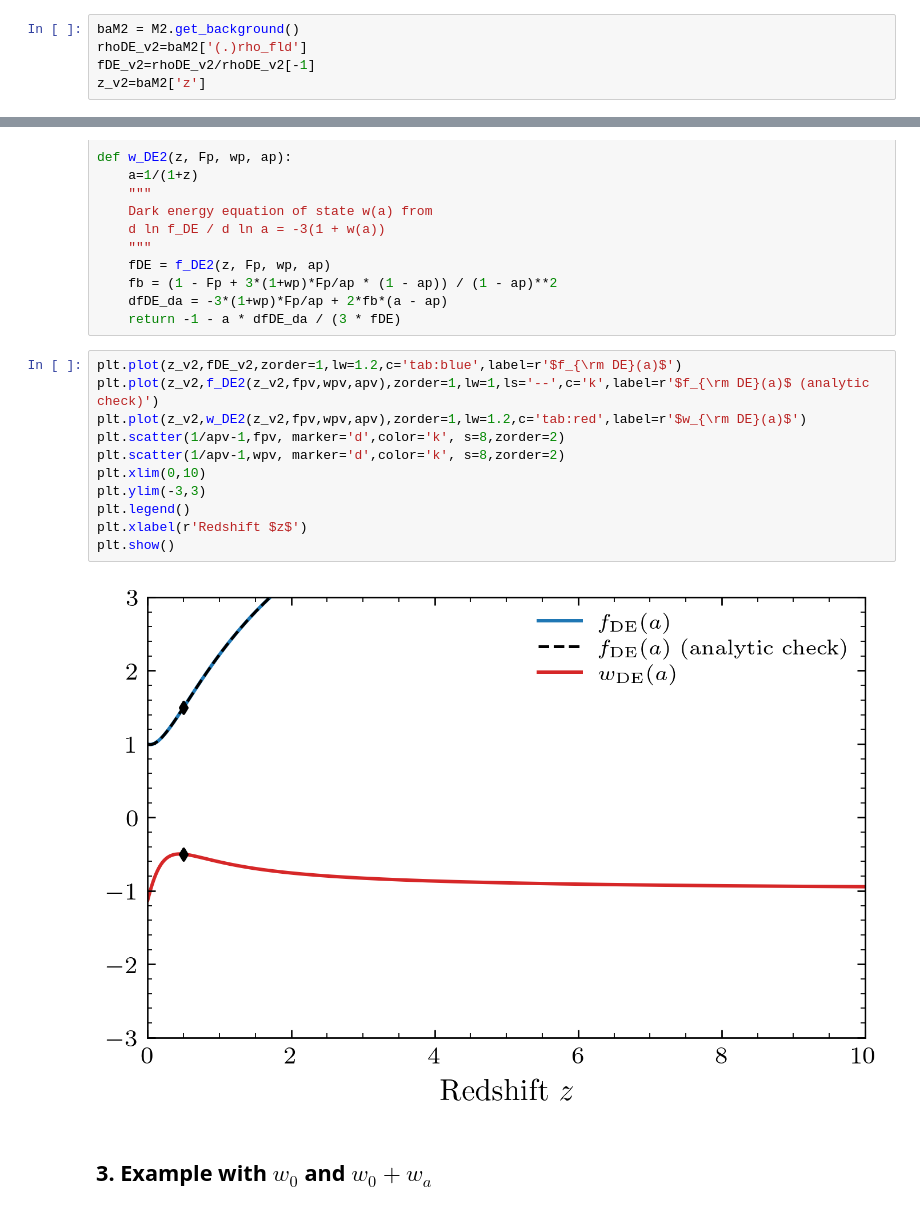
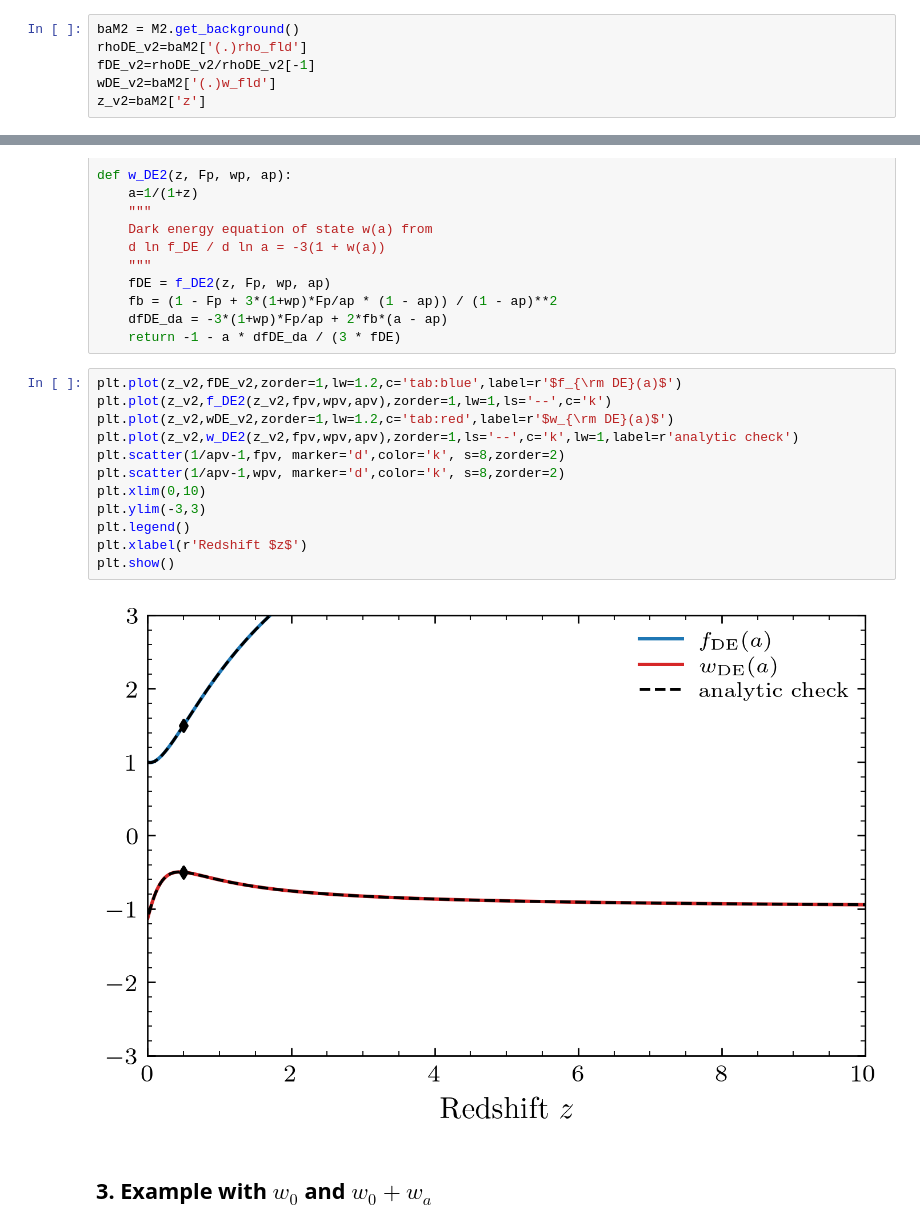
Before and after one commit to GabrieleMonte/fDE_cosmo_public, a Jupyter notebook: class_fDE/fDE_notebooks/fDE_examples.ipynb, the cells around one changed output, grey strips where cells are left out. Drawn from its saved outputs; the diff is of its cells as text.

```diff
--- a/class_fDE/fDE_notebooks/fDE_examples.ipynb
+++ b/class_fDE/fDE_notebooks/fDE_examples.ipynb
@@ -158,6 +157,7 @@ h= 0.6821
 baM2 = M2.get_background()
 rhoDE_v2=baM2['(.)rho_fld']
 fDE_v2=rhoDE_v2/rhoDE_v2[-1]
+wDE_v2=baM2['(.)w_fld']
 z_v2=baM2['z']
 # %%
 def f_DE2(z, Fp, wp, ap):
@@ -185,17 +185,18 @@ def w_DE2(z, Fp, wp, ap):
     return -1 - a * dfDE_da / (3 * fDE)
 # %%
 plt.plot(z_v2,fDE_v2,zorder=1,lw=1.2,c='tab:blue',label=r'$f_{\rm DE}(a)$')
-plt.plot(z_v2,f_DE2(z_v2,fpv,wpv,apv),zorder=1,lw=1,ls='--',c='k',label=r'$f_{\rm DE}(a)$ (analytic check)')
-plt.plot(z_v2,w_DE2(z_v2,fpv,wpv,apv),zorder=1,lw=1.2,c='tab:red',label=r'$w_{\rm DE}(a)$')
+plt.plot(z_v2,f_DE2(z_v2,fpv,wpv,apv),zorder=1,lw=1,ls='--',c='k')
+plt.plot(z_v2,wDE_v2,zorder=1,lw=1.2,c='tab:red',label=r'$w_{\rm DE}(a)$')
+plt.plot(z_v2,w_DE2(z_v2,fpv,wpv,apv),zorder=1,ls='--',c='k',lw=1,label=r'analytic check')
 plt.scatter(1/apv-1,fpv, marker='d',color='k', s=8,zorder=2)
 plt.scatter(1/apv-1,wpv, marker='d',color='k', s=8,zorder=2)
 plt.xlim(0,10)
 plt.ylim(-3,3)
 plt.legend()
 plt.xlabel(r'Redshift $z$')
 plt.show()
 # %% [output]
-[figure, old version]
+[figure, new version]
 # %% [markdown]
 ## 3. Example with $w_0$ and $w_0+w_a$
 # %%
```
Also changed, not shown: parts of 3 cells of this notebook, 2 other files.
